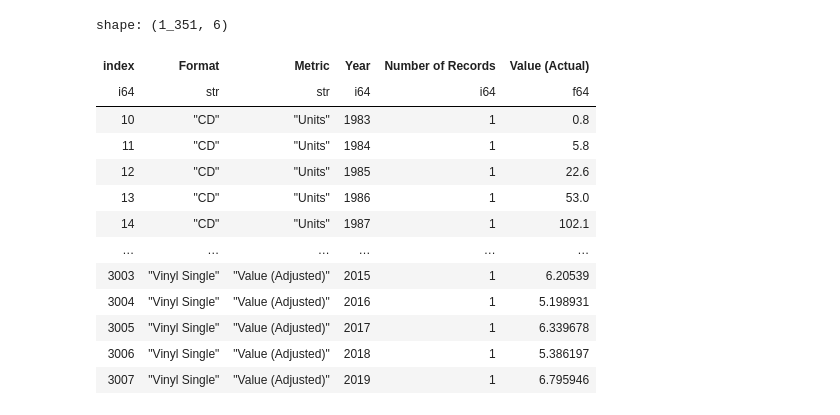
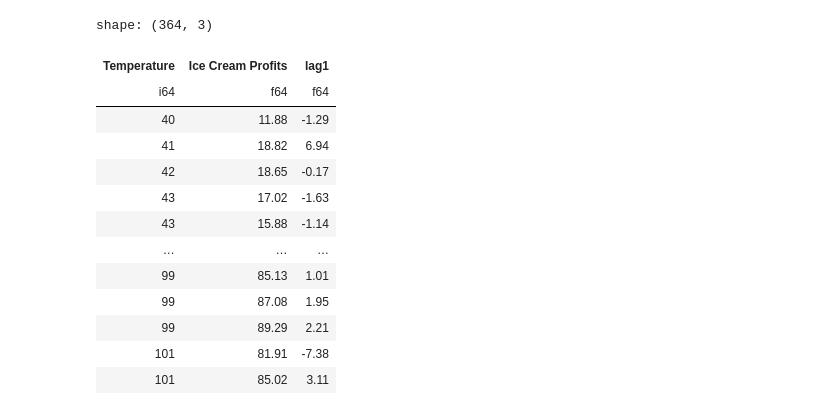
Before and after one commit to Ravikumarchavva/ML_Playground, a Jupyter notebook: week3_TimeSeries/Day1_preprocessing_Eda/preprocess.ipynb, the cells around one changed output. Saved outputs shown, nothing was run; the diff lists cells and outputs as text; code cells hidden in the pictures.

```diff
--- a/week3_TimeSeries/Day1_preprocessing_Eda/preprocess.ipynb
+++ b/week3_TimeSeries/Day1_preprocessing_Eda/preprocess.ipynb
@@ -14,6 +14,6 @@ from functions.basic_cleaning import *
 from functions.num_eda import *
 from functions.pipeline_helpers import *
 # %%
-data = pl.read_csv('MusicData.csv')
+data = pl.read_csv("Ice Cream Sales - temperatures.csv")
 data
 # %% [output]
@@ -34,17 +39,19 @@ shape: (3_008, 6)
+# %%
+data=data[1:].with_columns(pl.Series(data['Ice Cream Profits'][1:]-data['Ice Cream Profits'][:-1]).alias('lag1'))
 # %%
-data.drop_nulls()
+data
 # %% [output]
-shape: (1_351, 6)
+shape: (364, 3)
-| index | Format | Metric | Year | Number of Records | Value (Actual) |
-| i64 | str | str | i64 | i64 | f64 |
-| 10 | "CD" | "Units" | 1983 | 1 | 0.8 |
-| 11 | "CD" | "Units" | 1984 | 1 | 5.8 |
-| 12 | "CD" | "Units" | 1985 | 1 | 22.6 |
-| 13 | "CD" | "Units" | 1986 | 1 | 53.0 |
-| 14 | "CD" | "Units" | 1987 | 1 | 102.1 |
-| … | … | … | … | … | … |
-| 3003 | "Vinyl Single" | "Value (Adjusted)" | 2015 | 1 | 6.20539 |
-| 3004 | "Vinyl Single" | "Value (Adjusted)" | 2016 | 1 | 5.198931 |
-| 3005 | "Vinyl Single" | "Value (Adjusted)" | 2017 | 1 | 6.339678 |
-| 3006 | "Vinyl Single" | "Value (Adjusted)" | 2018 | 1 | 5.386197 |
-| 3007 | "Vinyl Single" | "Value (Adjusted)" | 2019 | 1 | 6.795946 |
+| Temperature | Ice Cream Profits | lag1 |
+| i64 | f64 | f64 |
+| 40 | 11.88 | -1.29 |
+| 41 | 18.82 | 6.94 |
+| 42 | 18.65 | -0.17 |
+| 43 | 17.02 | -1.63 |
+| 43 | 15.88 | -1.14 |
+| … | … | … |
+| 99 | 85.13 | 1.01 |
+| 99 | 87.08 | 1.95 |
+| 99 | 89.29 | 2.21 |
+| 101 | 81.91 | -7.38 |
+| 101 | 85.02 | 3.11 |
```
Also changed, not shown: parts of 12 cells of this notebook, 1 other file.
